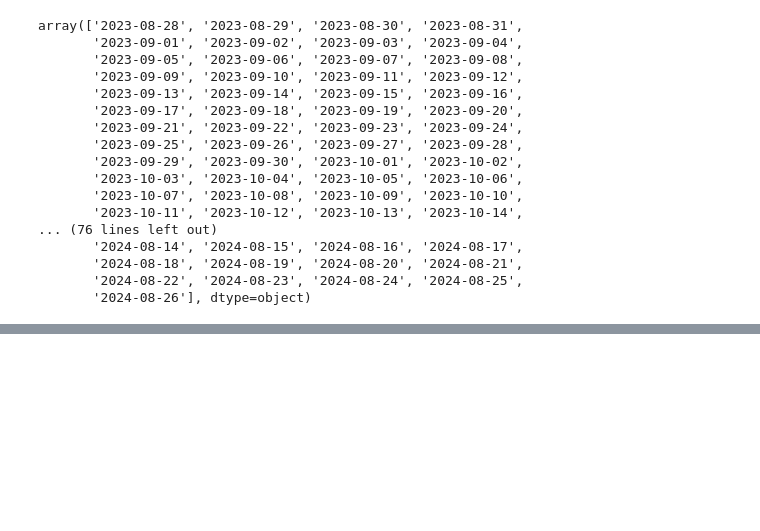
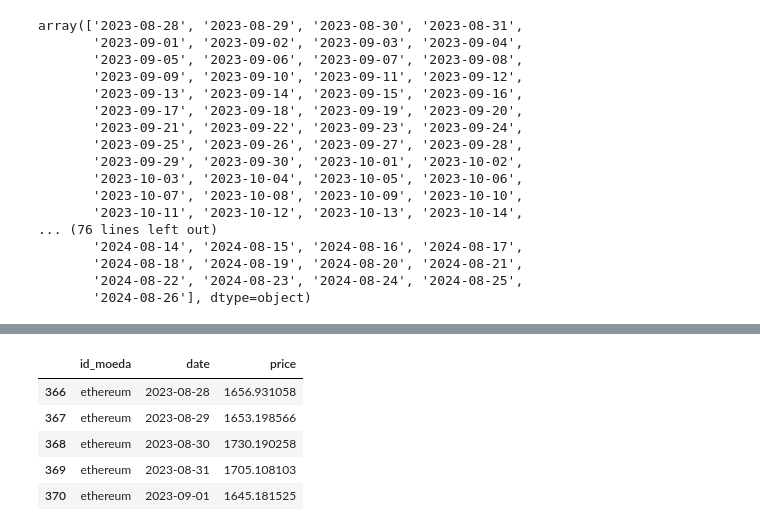
Before and after one commit to gustavoadr3/cripto, a Jupyter notebook: notebooks/exploracao_historico.ipynb, the cells around one changed output, grey strips where cells are left out. Saved outputs shown, nothing was run; the diff lists cells and outputs as text; code cells hidden in the pictures; blank space fills up the shorter version.

```diff
--- a/notebooks/exploracao_historico.ipynb
+++ b/notebooks/exploracao_historico.ipynb
@@ -54,0 +103,10 @@ array(['dogecoin'], dtype=object)
+# %%
+df_ethereum = df_historico[df_historico['id_moeda'] == 'ethereum']
+df_ethereum.head()
+# %% [output]
+|  | id_moeda | date | price |
+| 366 | ethereum | 2023-08-28 | 1656.931058 |
+| 367 | ethereum | 2023-08-29 | 1653.198566 |
+| 368 | ethereum | 2023-08-30 | 1730.190258 |
+| 369 | ethereum | 2023-08-31 | 1705.108103 |
+| 370 | ethereum | 2023-09-01 | 1645.181525 |
```
Also changed, not shown: parts of 8 cells of this notebook, 3 other files.
